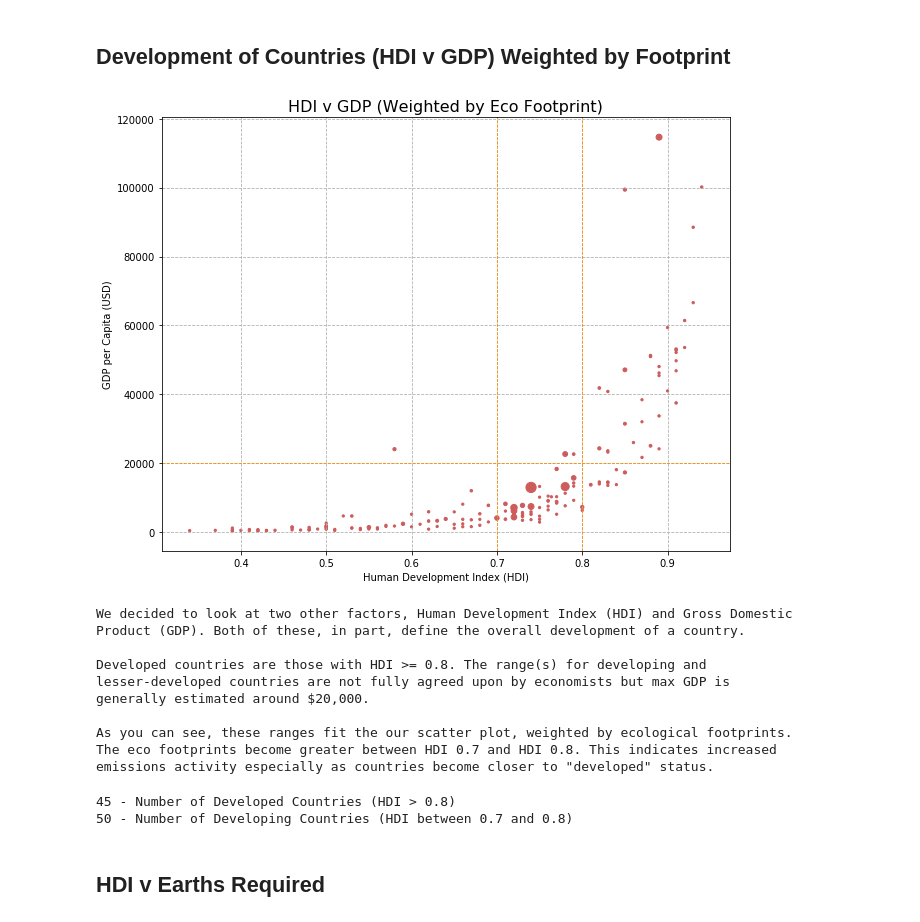
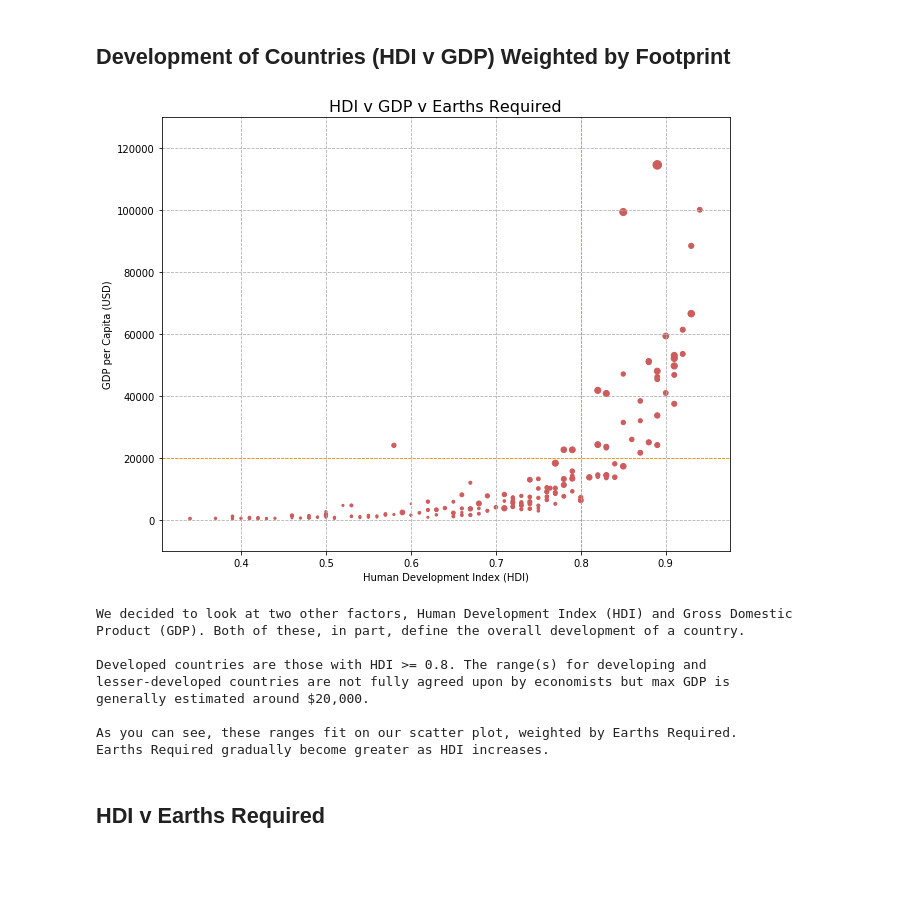
Before and after one commit to limbz-sami/Eco_footprint, a Jupyter notebook: eco_analysis.ipynb, the cells around one changed output. Cells and saved outputs as stored; diff of their text form; code cells hidden in the pictures; blank space fills up the shorter version.

```diff
--- a/eco_analysis.ipynb
+++ b/eco_analysis.ipynb
@@ -78,49 +92,49 @@ this graph. Their eco footprints are 3.38 and 1.16, respectively.)
 ## Development of Countries (HDI v GDP) Weighted by Footprint
 # %%
 # Calculate Footprint per Million Persons
-footprint = clean_df['Total Ecological Footprint']/clean_df['Population (millions)']
+# footprint = clean_df['Total Ecological Footprint']/clean_df['Population (millions)']
+footprint = clean_df['Earths Required']
 
 # Data lists
 hdi = clean_df['HDI'].tolist()
 gdp = clean_df['GDP per Capita'].tolist()
-footprint = [dot+5 for dot in footprint]
+footprint = [dot*8 for dot in footprint]
 
 # Set up axes and labels
 fig, ax = plt.subplots(figsize=(9,7))
 plt.grid(linestyle='--')
+plt.ylim(-10000,130000)
 
 gdp_min = plt.axhline(y=20000, linewidth=0.8, linestyle = '--', color='darkorange')
 hdi_max = plt.axvline(x=0.80, linewidth=0.8, linestyle = '--', color='darkorange')
-hdi_min = plt.axvline(x=0.70, linewidth=0.8, linestyle = '--', color='darkorange')
 
 plt.xlabel('Human Development Index (HDI)')
 plt.ylabel('GDP per Capita (USD)')
-plt.title('HDI v GDP (Weighted by Eco Footprint)', fontsize=16)
+plt.title('HDI v GDP v Earths Required', fontsize=16)
 
 # Plot the chart
 plt.scatter(hdi, gdp, s=footprint, color='indianred')
 
 # Save and show the figure
 plt.tight_layout()
-img_path = os.path.join('Images', '2_hdi_footprint.png')
+img_path = os.path.join('Images', '2_hdi_gdp_earths.png')
 plt.savefig(img_path)
 plt.show()
 
 # Observations
 print('''
 We decided to look at two other factors, Human Development Index (HDI) and Gross Domestic
 Product (GDP). Both of these, in part, define the overall development of a country.
 
 Developed countries are those with HDI >= 0.8. The range(s) for developing and
 lesser-developed countries are not fully agreed upon by economists but max GDP is
 generally estimated around $20,000.
 
-As you can see, these ranges fit the our scatter plot, weighted by ecological footprints.
-The eco footprints become greater between HDI 0.7 and HDI 0.8. This indicates increased
-emissions activity especially as countries become closer to "developed" status.
+As you can see, these ranges fit on our scatter plot, weighted by Earths Required.
+Earths Required gradually become greater as HDI increases.
 ''')
 # %% [output]
-[figure, old version]
+[figure, new version]
 We decided to look at two other factors, Human Development Index (HDI) and Gross Domestic
 Product (GDP). Both of these, in part, define the overall development of a country.
 
@@ -128,24 +142,8 @@ Developed countries are those with HDI >= 0.8. The range(s) for developing and
 lesser-developed countries are not fully agreed upon by economists but max GDP is
 generally estimated around $20,000.
 
-As you can see, these ranges fit the our scatter plot, weighted by ecological footprints.
-The eco footprints become greater between HDI 0.7 and HDI 0.8. This indicates increased
-emissions activity especially as countries become closer to "developed" status.
+As you can see, these ranges fit on our scatter plot, weighted by Earths Required.
+Earths Required gradually become greater as HDI increases.
-# %%
-# Number of Developed Countries
-developed = eco_csv.loc[(eco_csv['HDI']>=0.8),:]
-developed_c = developed['Country'].count()
-print(f'{developed_c} - Number of Developed Countries (HDI > 0.8)')
-# developed_c_list = developed['Country'].tolist()
-
-# Number of Developing Countries
-developing = eco_csv.loc[(eco_csv['HDI']>0.7) & (eco_csv['HDI']<0.8),:]
-developing_c = developing['Country'].count()
-print(f'{developing_c} - Number of Developing Countries (HDI between 0.7 and 0.8)')
-# developing_c_list = developing['Country'].tolist()
-# %% [output]
-45 - Number of Developed Countries (HDI > 0.8)
-50 - Number of Developing Countries (HDI between 0.7 and 0.8)
 # %% [markdown]
 ## HDI v Earths Required
 # %%
```
Also changed, not shown: parts of 39 cells of this notebook, 17 other files.
